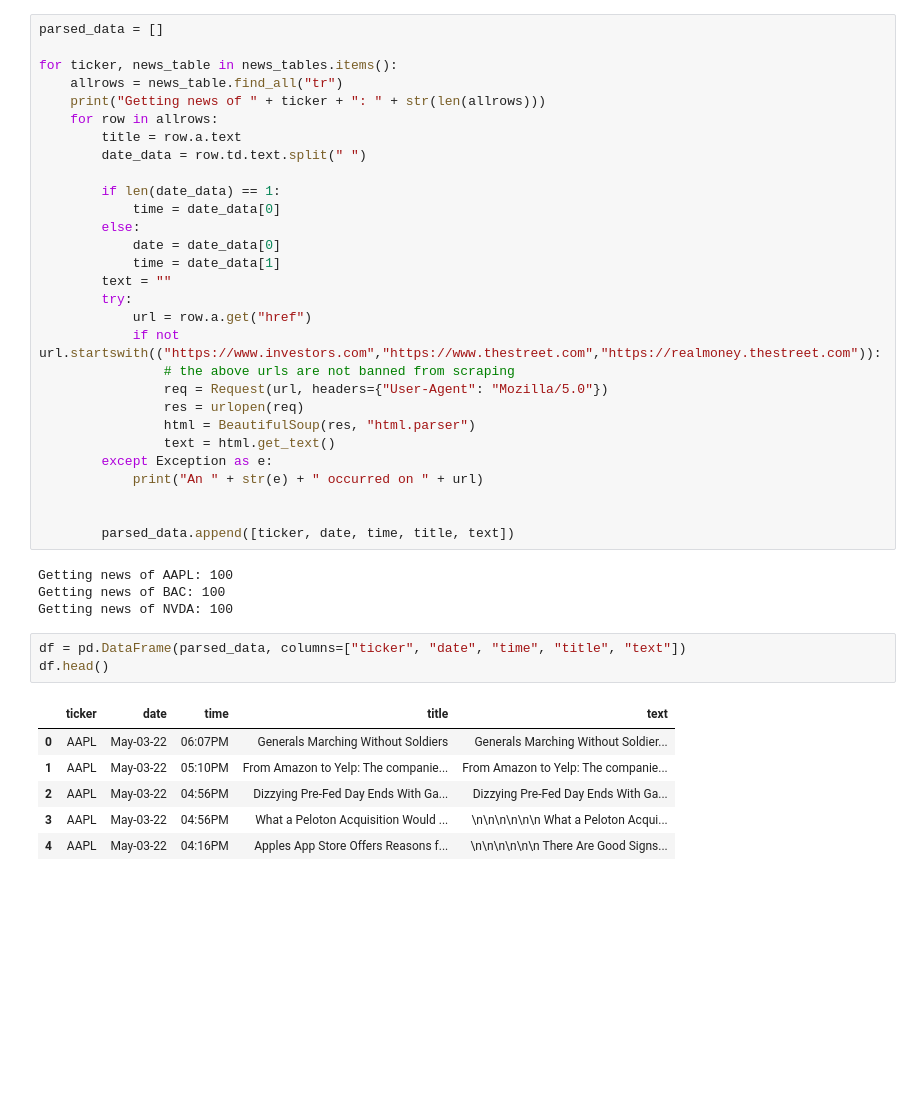
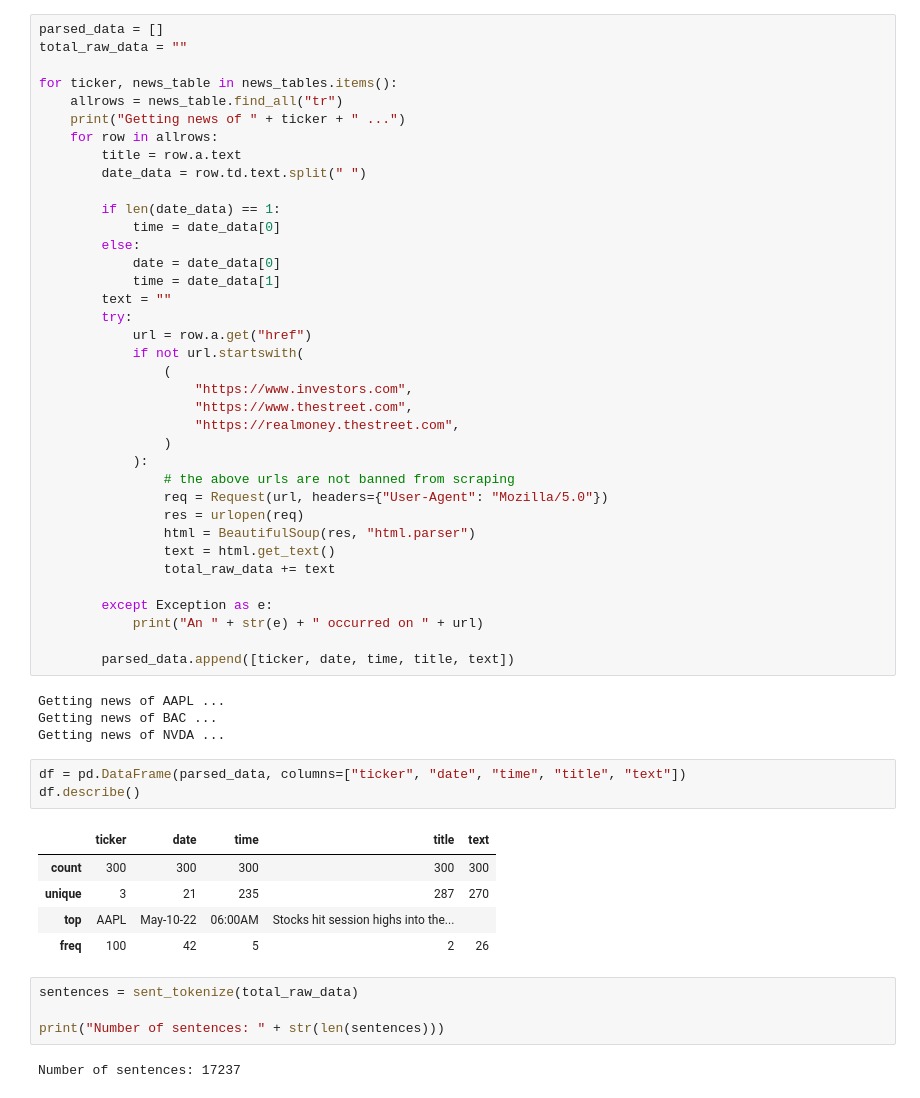
Before and after one commit to AidenKwong/Sentiment-Analysis-of-Stock-News, a Jupyter notebook: main.ipynb, the cells around one changed output. Saved outputs shown, nothing was run; the diff lists cells and outputs as text; blank space fills up the shorter version.

```diff
--- a/main.ipynb
+++ b/main.ipynb
@@ -20,10 +28,11 @@ for ticker in tickers:
     news_tables[ticker] = news_table
 # %%
 parsed_data = []
+total_raw_data = ""
 
 for ticker, news_table in news_tables.items():
     allrows = news_table.find_all("tr")
-    print("Getting news of " + ticker + ": " + str(len(allrows)))
+    print("Getting news of " + ticker + " ...")
     for row in allrows:
         title = row.a.text
         date_data = row.td.text.split(" ")
@@ -36,28 +45,40 @@ for ticker, news_table in news_tables.items():
         text = ""
         try:
             url = row.a.get("href")
-            if not url.startswith(("https://www.investors.com","https://www.thestreet.com","https://realmoney.thestreet.com")):
+            if not url.startswith(
+                (
+                    "https://www.investors.com",
+                    "https://www.thestreet.com",
+                    "https://realmoney.thestreet.com",
+                )
+            ):
                 # the above urls are not banned from scraping
                 req = Request(url, headers={"User-Agent": "Mozilla/5.0"})
                 res = urlopen(req)
                 html = BeautifulSoup(res, "html.parser")
                 text = html.get_text()
+                total_raw_data += text
+
         except Exception as e:
             print("An " + str(e) + " occurred on " + url)
 
-
         parsed_data.append([ticker, date, time, title, text])
 # %% [output]
-Getting news of AAPL: 100
-Getting news of BAC: 100
-Getting news of NVDA: 100
+Getting news of AAPL ...
+Getting news of BAC ...
+Getting news of NVDA ...
 # %%
 df = pd.DataFrame(parsed_data, columns=["ticker", "date", "time", "title", "text"])
-df.head()
+df.describe()
 # %% [output]
 |  | ticker | date | time | title | text |
-| 0 | AAPL | May-03-22 | 06:07PM | Generals Marching Without Soldiers | Generals Marching Without Soldier... |
-| 1 | AAPL | May-03-22 | 05:10PM | From Amazon to Yelp: The companie... | From Amazon to Yelp: The companie... |
-| 2 | AAPL | May-03-22 | 04:56PM | Dizzying Pre-Fed Day Ends With Ga... | Dizzying Pre-Fed Day Ends With Ga... |
-| 3 | AAPL | May-03-22 | 04:56PM | What a Peloton Acquisition Would ... | \n\n\n\n\n\n What a Peloton Acqui... |
-| 4 | AAPL | May-03-22 | 04:16PM | Apples App Store Offers Reasons f... | \n\n\n\n\n\n There Are Good Signs... |
+| count | 300 | 300 | 300 | 300 | 300 |
+| unique | 3 | 21 | 235 | 287 | 270 |
+| top | AAPL | May-10-22 | 06:00AM | Stocks hit session highs into the... |  |
+| freq | 100 | 42 | 5 | 2 | 26 |
+# %%
+sentences = sent_tokenize(total_raw_data)
+
+print("Number of sentences: " + str(len(sentences)))
+# %% [output]
+Number of sentences: 17237
```
Also changed, not shown: parts of 5 cells of this notebook, 2 other files.
